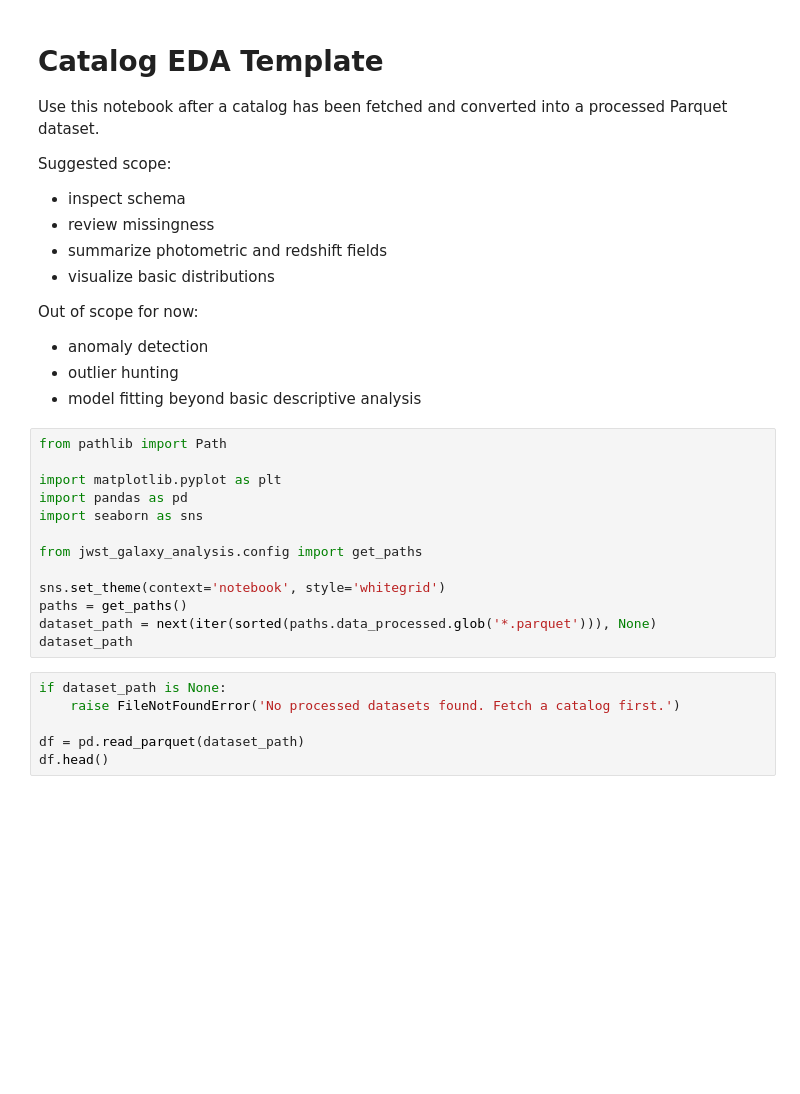
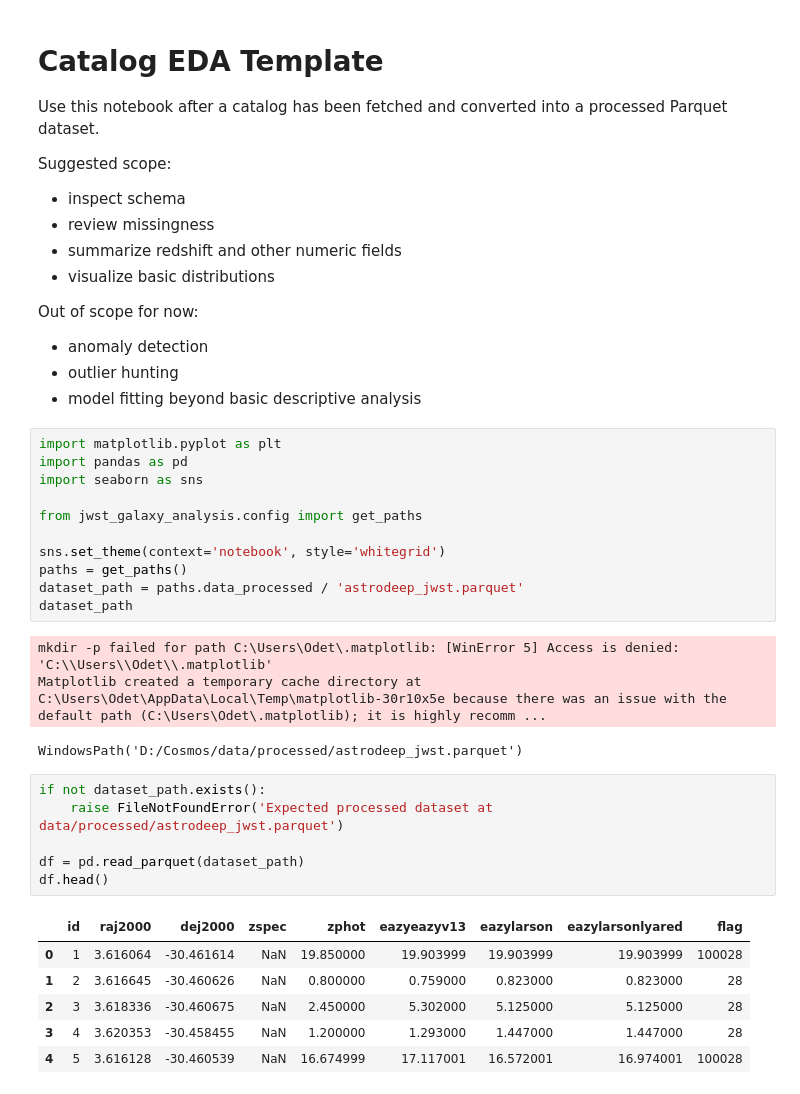
Before and after one commit to ChristinaOdetEm/cosmos, a Jupyter notebook: notebooks/01_catalog_eda_template.ipynb, the cells around one changed output. Cells and saved outputs as stored; diff of their text form; blank space fills up the shorter version.

```diff
--- a/notebooks/01_catalog_eda_template.ipynb
+++ b/notebooks/01_catalog_eda_template.ipynb
@@ -6,7 +6,7 @@ Use this notebook after a catalog has been fetched and converted into a processe
 Suggested scope:
 - inspect schema
 - review missingness
-- summarize photometric and redshift fields
+- summarize redshift and other numeric fields
 - visualize basic distributions
 
 Out of scope for now:
@@ -14,8 +14,6 @@ Out of scope for now:
 - outlier hunting
 - model fitting beyond basic descriptive analysis
 # %%
-from pathlib import Path
-
 import matplotlib.pyplot as plt
 import pandas as pd
 import seaborn as sns
@@ -24,11 +22,22 @@ from jwst_galaxy_analysis.config import get_paths
 
 sns.set_theme(context='notebook', style='whitegrid')
 paths = get_paths()
-dataset_path = next(iter(sorted(paths.data_processed.glob('*.parquet'))), None)
+dataset_path = paths.data_processed / 'astrodeep_jwst.parquet'
 dataset_path
+# %% [output]
+mkdir -p failed for path C:\Users\Odet\.matplotlib: [WinError 5] Access is denied: 'C:\\Users\\Odet\\.matplotlib'
+Matplotlib created a temporary cache directory at C:\Users\Odet\AppData\Local\Temp\matplotlib-30r10x5e because there was an issue with the default path (C:\Users\Odet\.matplotlib); it is highly recomm ...
+WindowsPath('D:/Cosmos/data/processed/astrodeep_jwst.parquet')
 # %%
-if dataset_path is None:
-    raise FileNotFoundError('No processed datasets found. Fetch a catalog first.')
+if not dataset_path.exists():
+    raise FileNotFoundError('Expected processed dataset at data/processed/astrodeep_jwst.parquet')
 
 df = pd.read_parquet(dataset_path)
 df.head()
+# %% [output]
+|  | id | raj2000 | dej2000 | zspec | zphot | eazyeazyv13 | eazylarson | eazylarsonlyared | flag |
+| 0 | 1 | 3.616064 | -30.461614 | NaN | 19.850000 | 19.903999 | 19.903999 | 19.903999 | 100028 |
+| 1 | 2 | 3.616645 | -30.460626 | NaN | 0.800000 | 0.759000 | 0.823000 | 0.823000 | 28 |
+| 2 | 3 | 3.618336 | -30.460675 | NaN | 2.450000 | 5.302000 | 5.125000 | 5.125000 | 28 |
+| 3 | 4 | 3.620353 | -30.458455 | NaN | 1.200000 | 1.293000 | 1.447000 | 1.447000 | 28 |
+| 4 | 5 | 3.616128 | -30.460539 | NaN | 16.674999 | 17.117001 | 16.572001 | 16.974001 | 100028 |
```
Also changed, not shown: parts of 6 cells of this notebook, 10 other files.
